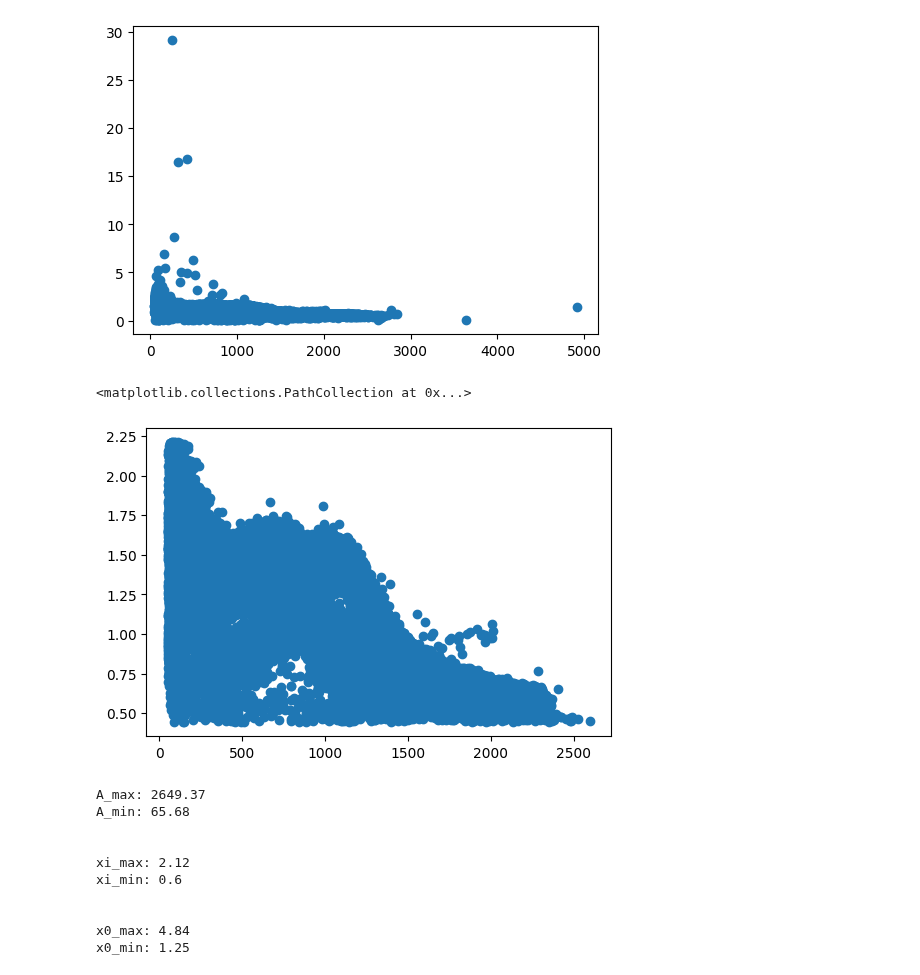
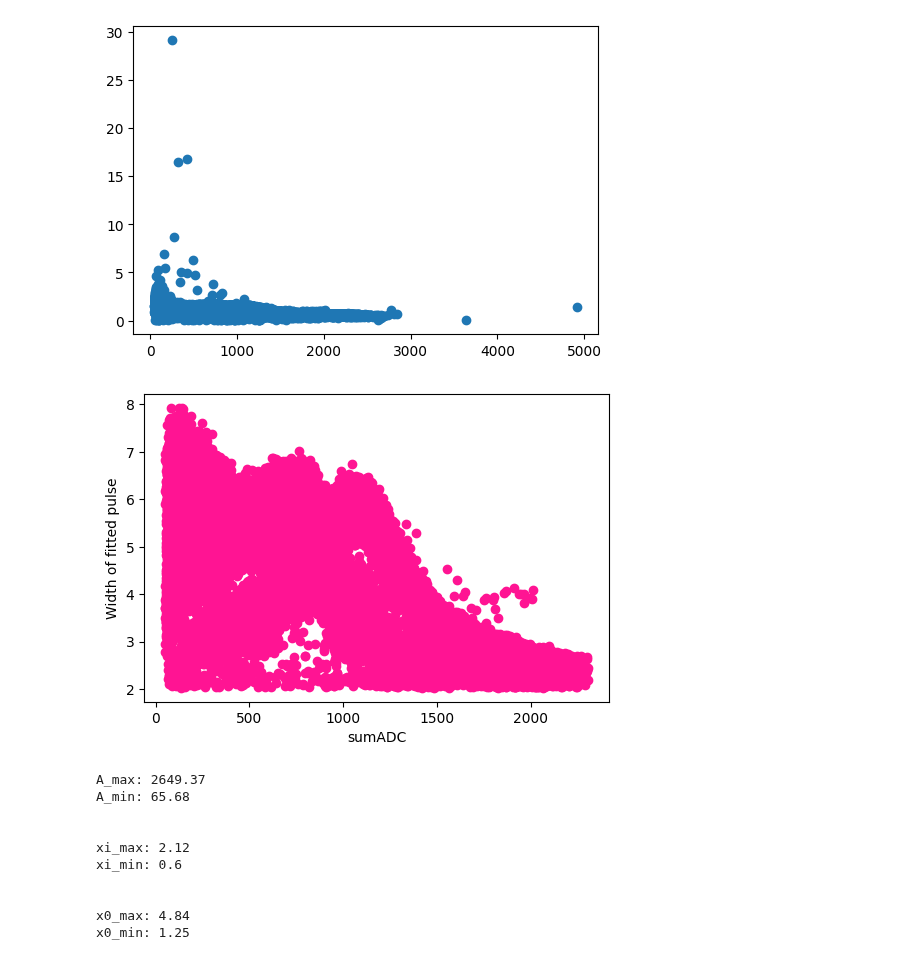
Before and after one commit to gajdangreta/hcalTestBeam, a Jupyter notebook: hcalEnv/notebooks/hcal_pulse_fit.ipynb, the cells around one changed output. Saved outputs shown, nothing was run; the diff lists cells and outputs as text; code cells hidden in the pictures.

Commit message:
plots added

```diff
--- a/hcalEnv/notebooks/hcal_pulse_fit.ipynb
+++ b/hcalEnv/notebooks/hcal_pulse_fit.ipynb
@@ -162,7 +162,7 @@ def make_fit(row):
             line.extend(error)
     return line
 # %%
-n=10000
+n=100000
 mini_df=electron.head(n)
 # %%
 tqdm.pandas()
@@ -215,10 +215,12 @@ filtered_param=filtered_param[np.abs(zscore(filtered_param['landau_xi'])) < 3]
 filtered_param=filtered_param[np.abs(zscore(filtered_param['A'])) < 3]
 good_fit_n=len(filtered_param)
 # %%
-plt.scatter(filtered_param['adc_sum'], filtered_param['landau_xi'])
+plt.scatter(filtered_param['adc_sum'], filtered_param['fit_width'], c="deeppink")
+plt.ylabel("Width of fitted pulse")
+plt.xlabel("sumADC")
+plt.savefig(p_folder+"/misbehaving_width.png", bbox_inches='tight')
 # %% [output]
-<matplotlib.collections.PathCollection at 0x...>
-[figure, old version]
+[figure, new version]
 # %%
 print("A_max: " +str(round(filtered_param['A'].max(),2)))
 print("A_min: " +str(round(filtered_param['A'].min(),2)))
```
Also changed, not shown: parts of 3 cells of this notebook, 6 other files.
